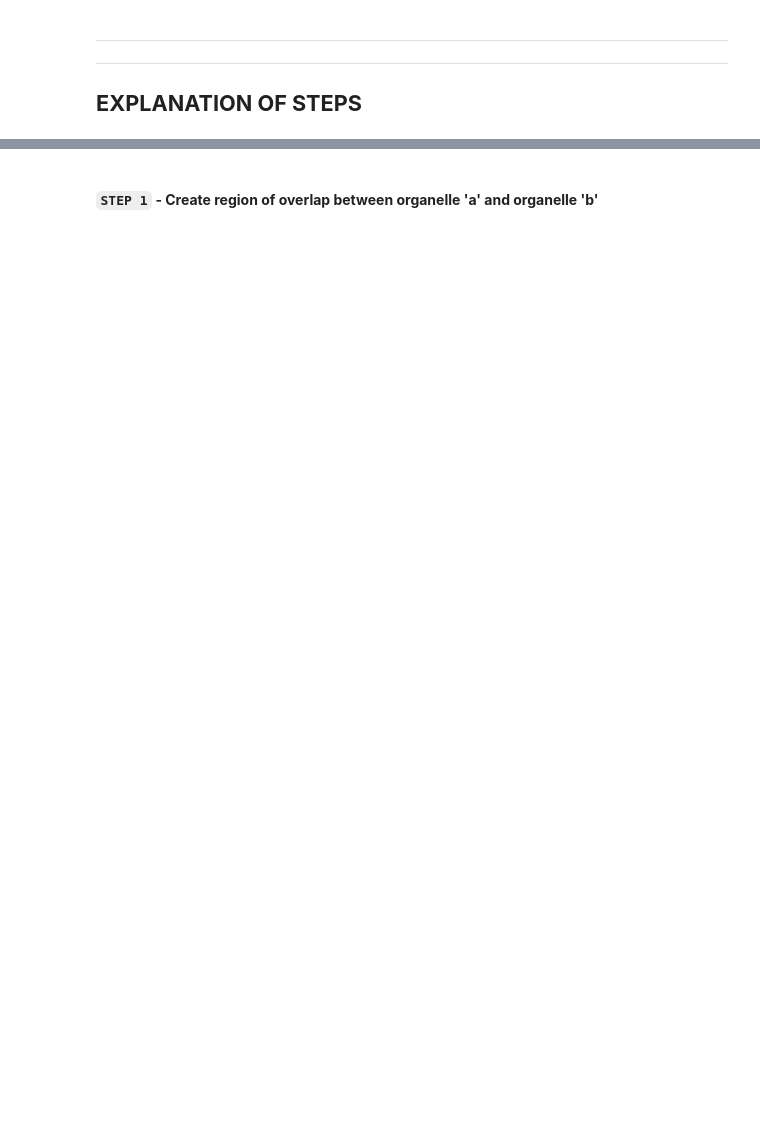
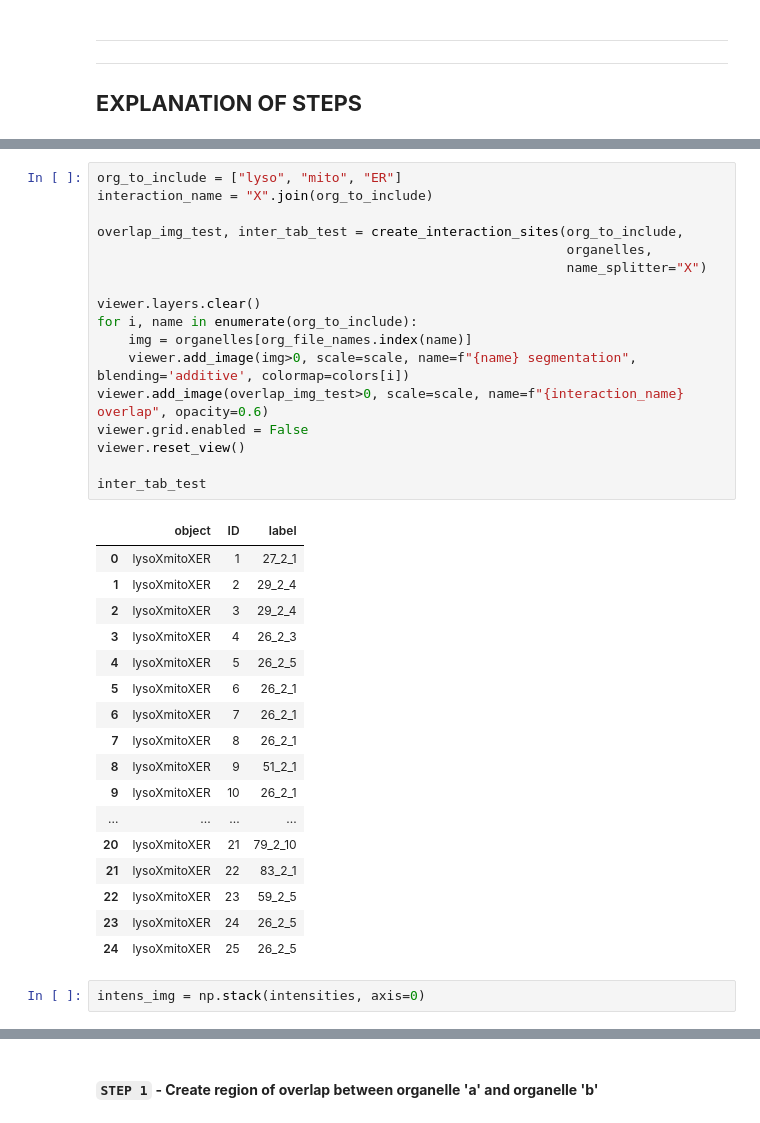
Before and after one commit to SCohenLab/infer-subc, a Jupyter notebook: notebooks/part_2_quantification/2.2_organelle_interactions.ipynb, the cells around one changed output, grey strips where cells are left out. Saved outputs shown, nothing was run; the diff lists cells and outputs as text; blank space fills up the shorter version.

```diff
--- a/notebooks/part_2_quantification/2.2_organelle_interactions.ipynb
+++ b/notebooks/part_2_quantification/2.2_organelle_interactions.ipynb
@@ -347,0 +377,37 @@ The following matching files were found and can now be viewed in Napari:
+# %%
+org_to_include = ["lyso", "mito", "ER"]
+interaction_name = "X".join(org_to_include)
+
+overlap_img_test, inter_tab_test = create_interaction_sites(org_to_include,
+                                                            organelles,
+                                                            name_splitter="X")
+
+viewer.layers.clear()
+for i, name in enumerate(org_to_include):
+    img = organelles[org_file_names.index(name)]
+    viewer.add_image(img>0, scale=scale, name=f"{name} segmentation", blending='additive', colormap=colors[i])
+viewer.add_image(overlap_img_test>0, scale=scale, name=f"{interaction_name} overlap", opacity=0.6)
+viewer.grid.enabled = False
+viewer.reset_view()
+
+inter_tab_test
+# %% [output]
+|  | object | ID | label |
+| 0 | lysoXmitoXER | 1 | 27_2_1 |
+| 1 | lysoXmitoXER | 2 | 29_2_4 |
+| 2 | lysoXmitoXER | 3 | 29_2_4 |
+| 3 | lysoXmitoXER | 4 | 26_2_3 |
+| 4 | lysoXmitoXER | 5 | 26_2_5 |
+| 5 | lysoXmitoXER | 6 | 26_2_1 |
+| 6 | lysoXmitoXER | 7 | 26_2_1 |
+| 7 | lysoXmitoXER | 8 | 26_2_1 |
+| 8 | lysoXmitoXER | 9 | 51_2_1 |
+| 9 | lysoXmitoXER | 10 | 26_2_1 |
+| ... | ... | ... | ... |
+| 20 | lysoXmitoXER | 21 | 79_2_10 |
+| 21 | lysoXmitoXER | 22 | 83_2_1 |
+| 22 | lysoXmitoXER | 23 | 59_2_5 |
+| 23 | lysoXmitoXER | 24 | 26_2_5 |
+| 24 | lysoXmitoXER | 25 | 26_2_5 |
+# %%
+intens_img = np.stack(intensities, axis=0)
```
Also changed, not shown: parts of 14 cells of this notebook, 7 other files.
